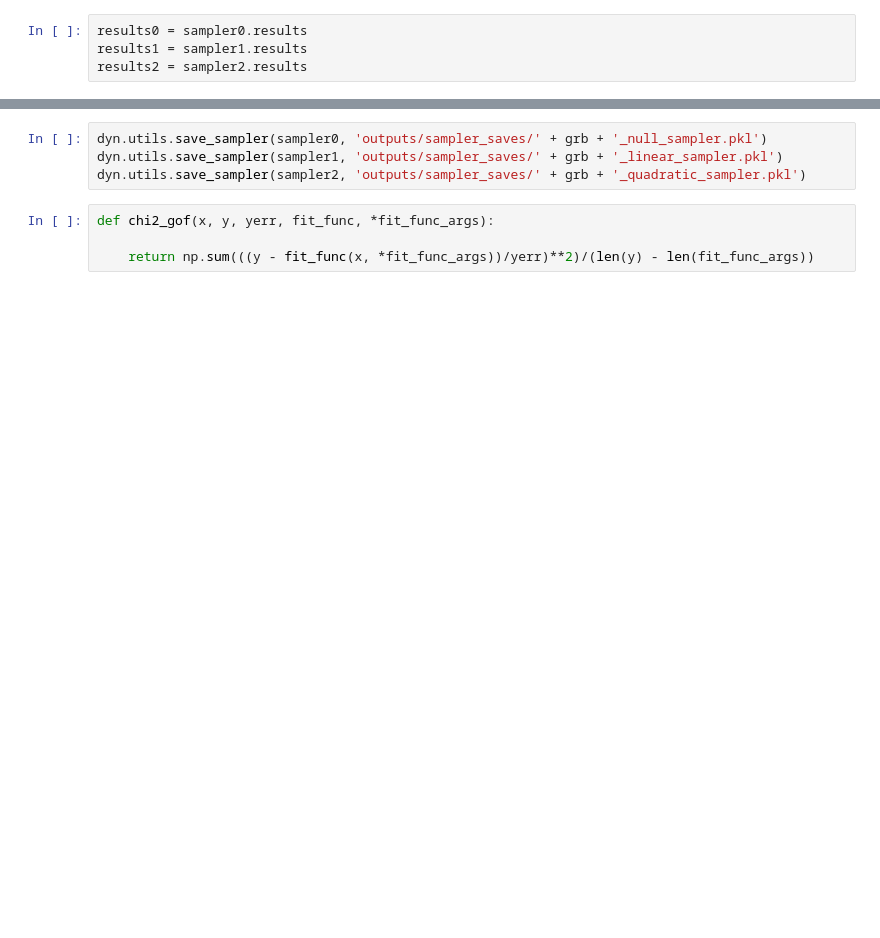
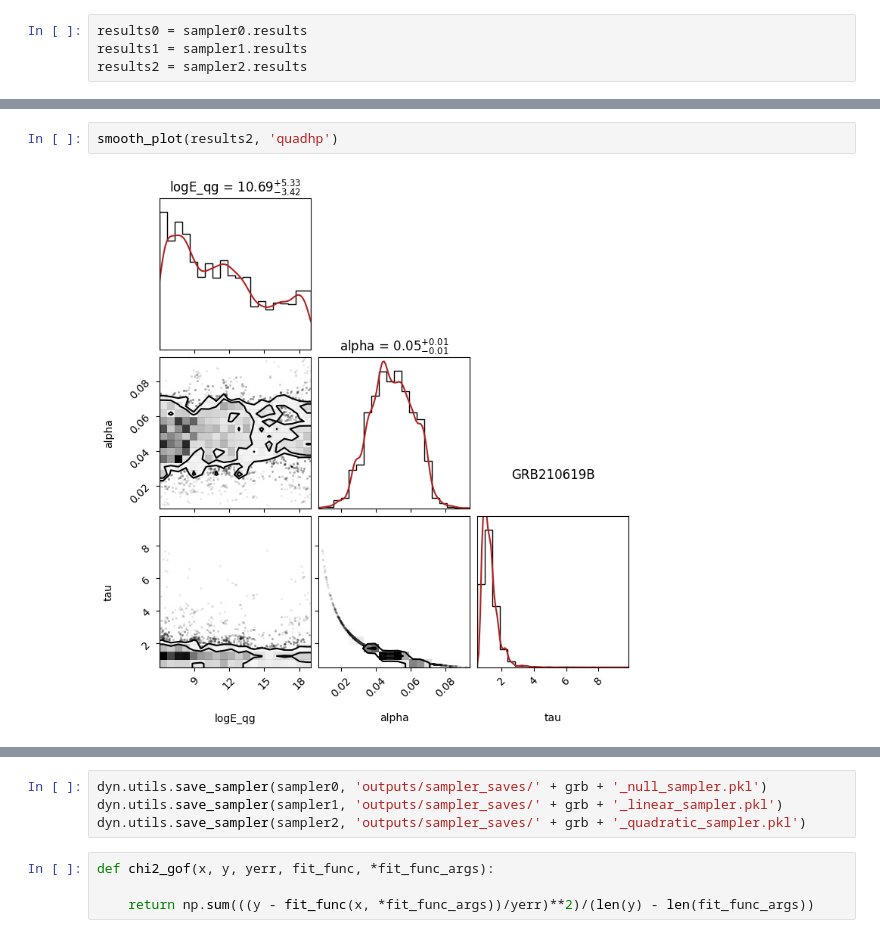
Before and after one commit to DarkWake9/Project-QG, a Jupyter notebook: task2/task2a_dynesty.ipynb, the cells around one changed output, grey strips where cells are left out. Cells and saved outputs as stored; diff of their text form; blank space fills up the shorter version.

```diff
--- a/task2/task2a_dynesty.ipynb
+++ b/task2/task2a_dynesty.ipynb
@@ -205,3 +183,7 @@ array([394.48374977,   2.31921924,  -9.98992098,   0.91423083,
+# %%
+smooth_plot(results2, 'quadhp')
+# %% [output]
+[figure, added]
 # %%
 #PLOTTING FITS
 
```
Also changed, not shown: parts of 22 cells of this notebook, 25 other files.
